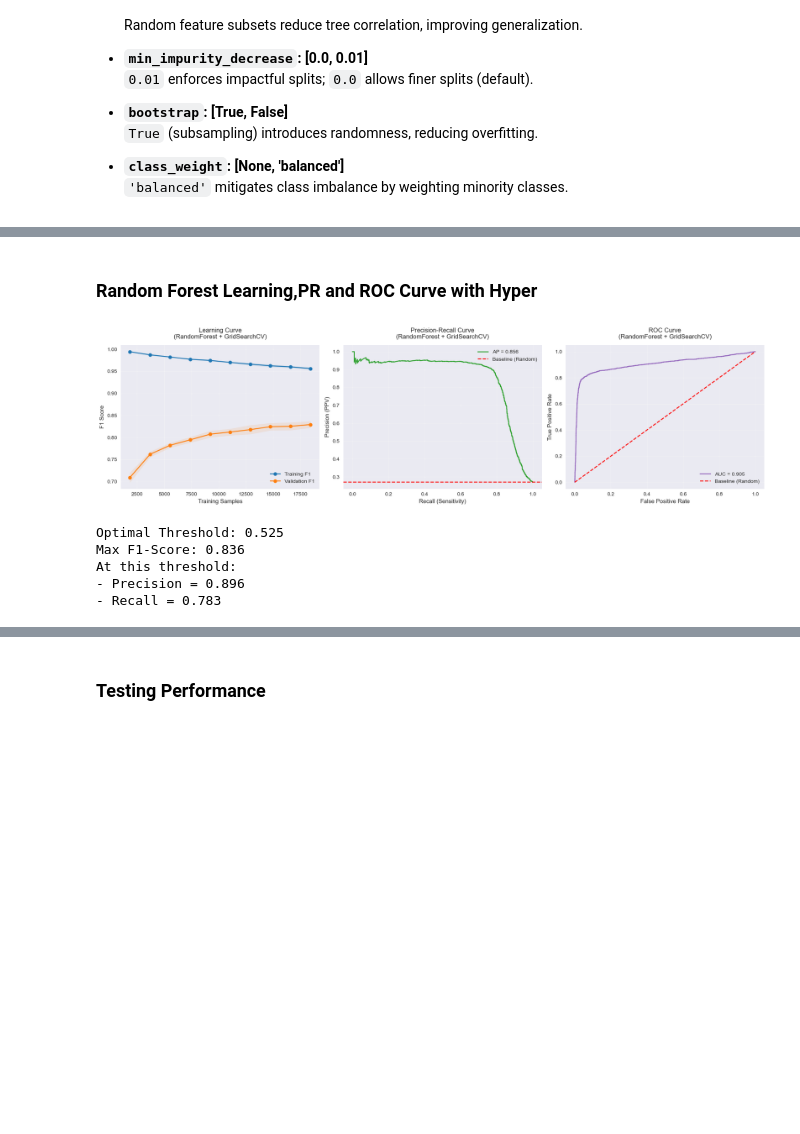
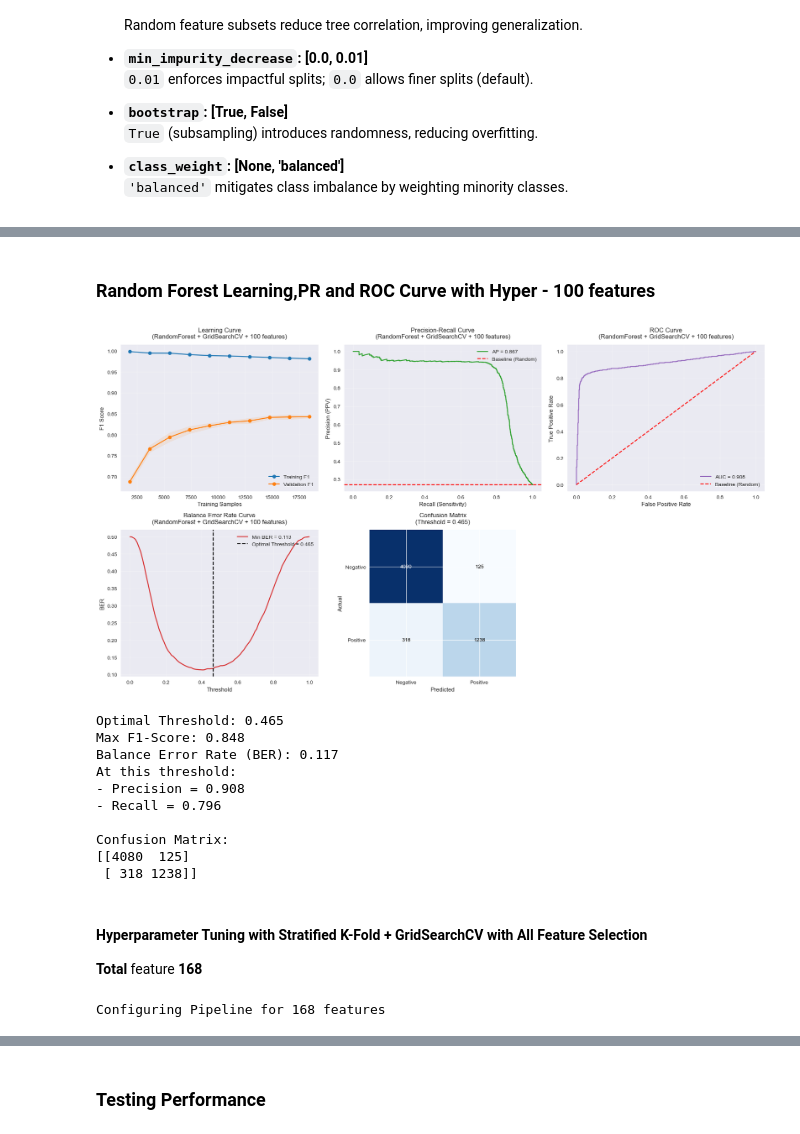
Before and after one commit to sumeetraheja/uol-module2-insurance, a Jupyter notebook: Assessment.ipynb, the cells around one changed output, grey strips where cells are left out. Drawn from its saved outputs; the diff is of its cells as text; code cells hidden in the pictures; blank space fills up the shorter version.

```diff
--- a/Assessment.ipynb
+++ b/Assessment.ipynb
@@ -1215,5 +1237,34 @@ y = merged_df['ReportedFraud']
 This class will be used in Pipeline
 # %%
+class BusinessCostTracker(BaseEstimator, TransformerMixin):
+    """Calculates and stores business costs during fitting"""
+    def __init__(self):
+        self.cost_params_ = None
+
+    def fit(self, X, y=None):
+        # Calculate on training data only
+        fraud_data = X[y == 1]  # Only fraud cases
+
+        # False Negative cost (claim amounts)
+        avg_claim = (
+            fraud_data['AmountOfInjuryClaim'].fillna(0) +
+            fraud_data['AmountOfPropertyClaim'].fillna(0) +
+            fraud_data['AmountOfVehicleDamage'].fillna(0)
+        ).mean()
+
+        # False Positive cost (premiums)
+        avg_premium = fraud_data['PolicyAnnualPremium'].mean()
+
+        self.cost_params_ = {
+            'cost_fn': float(avg_claim),
+            'cost_fp': float(avg_premium)
+        }
+        return self
+
+    def transform(self, X):
+        # Pass through data unchanged
+        return X
+
 # Class to find which features are highly corelated and can be dropped i.e threshold > 0.9
 class CorrelationFilter(BaseEstimator, TransformerMixin):
     def __init__(self, threshold=0.9):
@@ -1402,6 +1556,7 @@ Correlated Columns Dropped: ['CustomerLoyaltyPeriod']
 # %%
 # Final Combined pipeline
 pipeline = Pipeline(steps=[
+    ('cost_tracker', BusinessCostTracker()),
     ('preprocess', preprocessor),
     ('clf', LogisticRegression(
         class_weight='balanced',
@@ -1921,6 +2121,7 @@ class FeatureSelector(BaseEstimator, TransformerMixin):
         self.selector = SelectFromModel(
             rf,
             max_features=self.n_features,
+            threshold=-np.inf,  # Force all features to be considered
             prefit=True
         )
         self.selected_features = self.selector.get_support()
@@ -1936,6 +2137,7 @@ class FeatureSelector(BaseEstimator, TransformerMixin):
 
 def build_rf_feature_selector_pipeline(preprocessor, n_features=30):
     """Builds complete pipeline with feature selection"""
+    print(f'Configuring Pipeline for {n_features} features ')
     return Pipeline([
         ('preprocess', preprocessor),
         ('feature_selection', FeatureSelector(n_features=n_features)),
@@ -1950,12 +2154,13 @@ def build_rf_feature_selector_pipeline(preprocessor, n_features=30):
 # %%
 # 1. Build pipeline
-pipeline = build_rf_feature_selector_pipeline(preprocessor, 30)
+no_of_top_features_selected = 100
+pipeline = build_rf_feature_selector_pipeline(preprocessor, n_features=no_of_top_features_selected)
 
 # 2. Define hyperparameter grid
 param_grid = {
     'clf__n_estimators': [100, 200],             # Number of trees (balance performance vs compute)
-    'clf__max_depth': [10,20,30],            # Tree depth (None=unlimited, 10/20=regularized)
-    'clf__min_samples_split': [2, 5, 10],        # Minimum samples to split node (2=default)
+    'clf__max_depth': [20,30],            # Tree depth (None=unlimited, 10/20=regularized)
+    'clf__min_samples_split': [5, 10],        # Minimum samples to split node (2=default)
     'clf__min_samples_leaf': [1, 2, 4],          # Minimum samples per leaf (1=default)
     'clf__max_features': ['sqrt', 'log2'],        # Features per split (reduces tree correlation)
     'clf__min_impurity_decrease': [0.0, 0.01],   # Split significance threshold (0.01=regularized)
@@ -2027,18 +2249,45 @@ Fitting 3 folds for each of 216 candidates, totalling 648 fits
 # %% [markdown]
-### Random Forest Learning,PR and ROC Curve with Hyper
+### Random Forest Learning,PR and ROC Curve with Hyper - 100 features
 # %%
 plot_model_curves(
     pipeline=rf_best_model_with_hyper_tunning,
     X_train=X_train,
     y_train=y_train,
     X_test=X_test,
     y_test=y_test,
-    title_prefix="RandomForest + GridSearchCV"
+    title_prefix="RandomForest + GridSearchCV + 100 features"
 )
 # %% [output]
-[figure, old version]
+[figure, new version]
-Optimal Threshold: 0.525
-Max F1-Score: 0.836
+Optimal Threshold: 0.465
+Max F1-Score: 0.848
+Balance Error Rate (BER): 0.117
 At this threshold:
-- Precision = 0.896
-- Recall = 0.783
+- Precision = 0.908
+- Recall = 0.796
+
+Confusion Matrix:
+[[4080  125]
+ [ 318 1238]]
+# %% [markdown]
+#### Hyperparameter Tuning with Stratified K-Fold + GridSearchCV with **All** Feature Selection
+
+**Total** feature **168**
+# %%
+# 1. Build pipeline
+no_of_top_features_selected = 168
+pipeline = build_rf_feature_selector_pipeline(preprocessor, no_of_top_features_selected)
+
+# 2. Define hyperparameter grid
+param_grid = {
+    'clf__n_estimators': [100, 200],             # Number of trees (balance performance vs compute)
+    'clf__max_depth': [20,30],            # Tree depth (None=unlimited, 10/20=regularized)
+    'clf__min_samples_split': [5, 10],        # Minimum samples to split node (2=default)
+    'clf__min_samples_leaf': [1, 2, 4],          # Minimum samples per leaf (1=default)
+    'clf__max_features': ['sqrt', 'log2'],        # Features per split (reduces tree correlation)
+    'clf__min_impurity_decrease': [0.0, 0.01],   # Split significance threshold (0.01=regularized)
+    'clf__bootstrap': [True],                   # Data subsampling (True=less overfitting)
+    'clf__class_weight': ['balanced']           # Handles class imbalance ('balanced'=recommended)
+}
+# %% [output]
+Configuring Pipeline for 168 features
```
Also changed, not shown: parts of 26 cells of this notebook.
